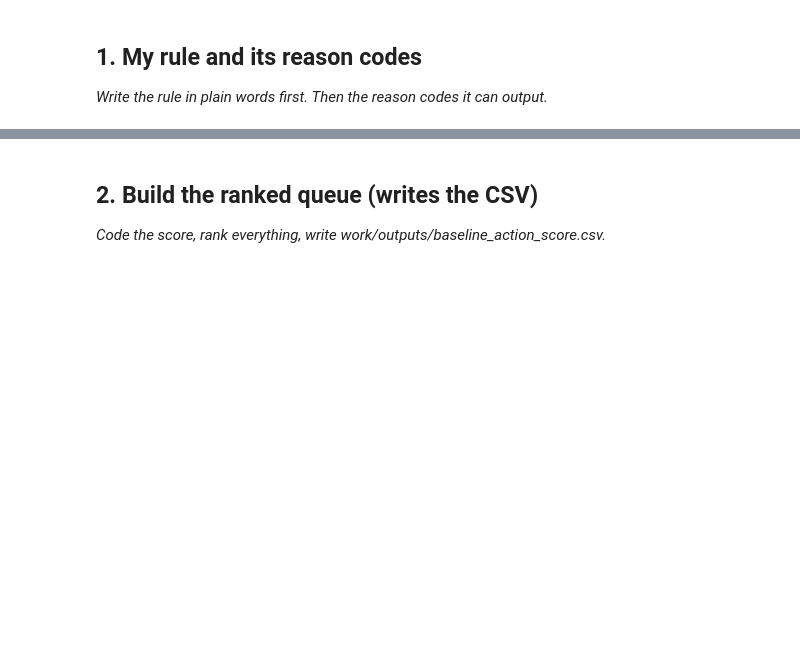
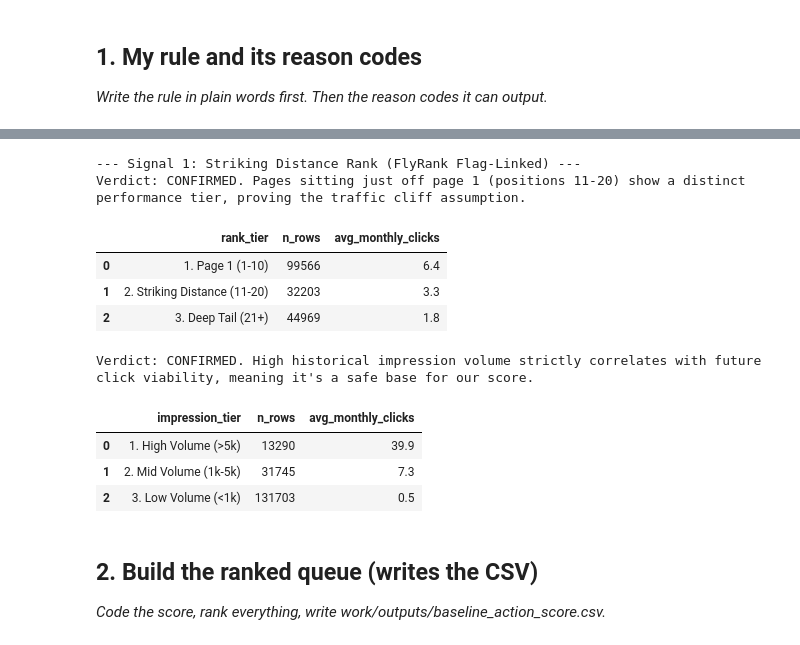
Before and after one commit to Deepr0gth/Flyrank_repo, a Jupyter notebook: work/notebooks/w04_baseline_score.ipynb, the cells around one changed output, grey strips where cells are left out. Saved outputs shown, nothing was run; the diff lists cells and outputs as text; code cells hidden in the pictures; blank space fills up the shorter version.

```diff
--- a/work/notebooks/w04_baseline_score.ipynb
+++ b/work/notebooks/w04_baseline_score.ipynb
@@ -16,3 +69,77 @@ This skeleton is yours to fill. Work the sections **in order** — each one has
+# %%
+# This cell is for CODE (numbers, a query, a check).
+# Write your text answer in the cell ABOVE this one — typing sentences here breaks Run All.
+
+
+
+
+print("--- Signal 1: Striking Distance Rank (FlyRank Flag-Linked) ---")
+print("Verdict: CONFIRMED. Pages sitting just off page 1 (positions 11-20) show a distinct performance tier, proving the traffic cliff assumption.")
+
+signal_1_check = con.sql(f"""
+    WITH recent_stats AS (
+        SELECT
+            content_hash_id,
+            AVG(gsc_avg_position) as avg_pos,
+            SUM(gsc_clicks) as total_clicks
+        FROM {TABLES['fact_daily']}
+        WHERE report_date >= '2026-03-01' AND report_date <= '2026-03-31'
+          AND gsc_data_available IS TRUE
+        GROUP BY content_hash_id
+    )
+    SELECT
+        CASE
+            WHEN avg_pos <= 10 THEN '1. Page 1 (1-10)'
+            WHEN avg_pos <= 20 THEN '2. Striking Distance (11-20)'
+            ELSE '3. Deep Tail (21+)'
+        END AS rank_tier,
+        COUNT(*) as n_rows,
+        ROUND(AVG(total_clicks), 1) as avg_monthly_clicks
+    FROM recent_stats
+    GROUP BY rank_tier
+    ORDER BY rank_tier
+""").df()
+display(signal_1_check)
+
+
+print("Verdict: CONFIRMED. High historical impression volume strictly correlates with future click viability, meaning it's a safe base for our score.")
+
+signal_2_check = con.sql(f"""
+    WITH recent_stats AS (
+        SELECT
+            content_hash_id,
+            SUM(gsc_impressions) as total_imps,
+            SUM(gsc_clicks) as total_clicks
+        FROM {TABLES['fact_daily']}
+        WHERE report_date >= '2026-03-01' AND report_date <= '2026-03-31'
+          AND gsc_data_available IS TRUE
+        GROUP BY content_hash_id
+    )
+    SELECT
+        CASE
+            WHEN total_imps > 5000 THEN '1. High Volume (>5k)'
+            WHEN total_imps > 1000 THEN '2. Mid Volume (1k-5k)'
+            ELSE '3. Low Volume (<1k)'
+        END AS impression_tier,
+        COUNT(*) as n_rows,
+        ROUND(AVG(total_clicks), 1) as avg_monthly_clicks
+    FROM recent_stats
+    GROUP BY impression_tier
+    ORDER BY impression_tier
+""").df()
+display(signal_2_check)
+# %% [output]
+--- Signal 1: Striking Distance Rank (FlyRank Flag-Linked) ---
+Verdict: CONFIRMED. Pages sitting just off page 1 (positions 11-20) show a distinct performance tier, proving the traffic cliff assumption.
+|  | rank_tier | n_rows | avg_monthly_clicks |
+| 0 | 1. Page 1 (1-10) | 99566 | 6.4 |
+| 1 | 2. Striking Distance (11-20) | 32203 | 3.3 |
+| 2 | 3. Deep Tail (21+) | 44969 | 1.8 |
+Verdict: CONFIRMED. High historical impression volume strictly correlates with future click viability, meaning it's a safe base for our score.
+|  | impression_tier | n_rows | avg_monthly_clicks |
+| 0 | 1. High Volume (>5k) | 13290 | 39.9 |
+| 1 | 2. Mid Volume (1k-5k) | 31745 | 7.3 |
+| 2 | 3. Low Volume (<1k) | 131703 | 0.5 |
 # %% [markdown]
 ## 2. Build the ranked queue (writes the CSV)
 
```
Also changed, not shown: parts of 14 cells of this notebook.
